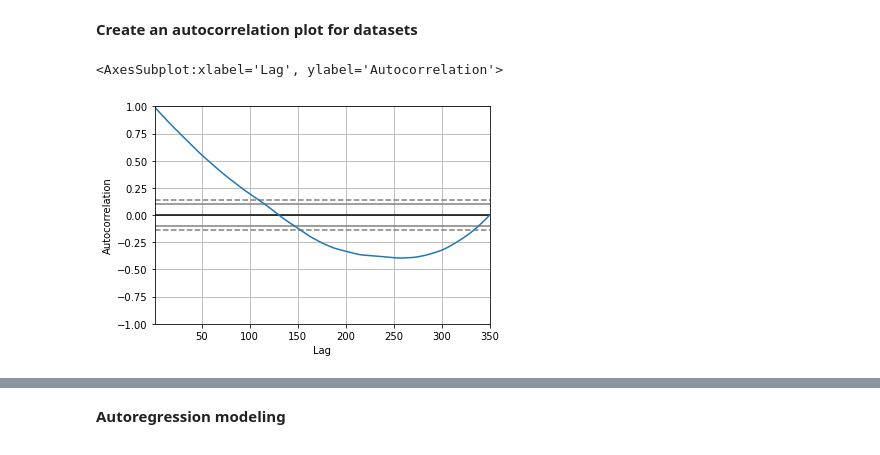
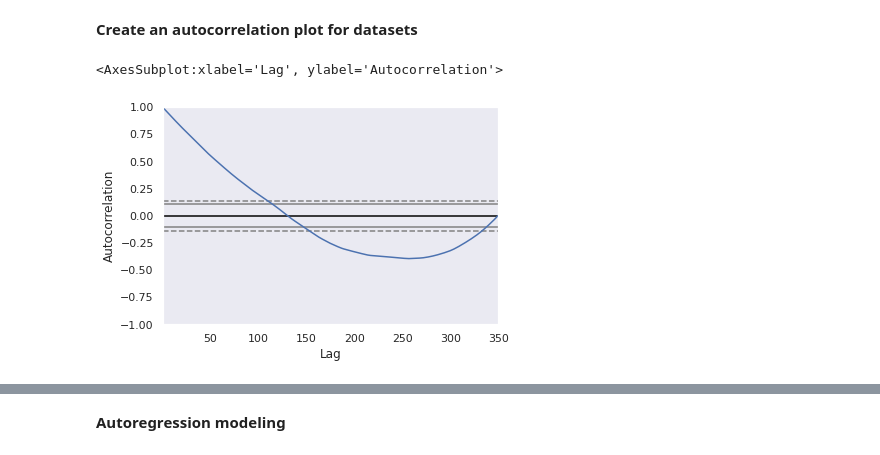
Before and after one commit to AleksandrMorozov123/Competition-on-kaggle-, a Jupyter notebook: time-series-forecasting-with-python.ipynb, the cells around one changed output, grey strips where cells are left out. Drawn from its saved outputs; the diff is of its cells as text; code cells hidden in the pictures.

```diff
--- a/time-series-forecasting-with-python.ipynb
+++ b/time-series-forecasting-with-python.ipynb
@@ -190,17 +193,16 @@ lag_plot (transactions ['date'])
 # %%
 # import autocorrelation plot function
 from pandas.plotting import autocorrelation_plot
-plt.figure ()
+sns.set ()
 
 # pass the autocorrelation argument and plot the values holiday
-import matplotlib.dates as mpl_dates
 holiday.reset_index(inplace=True)
 holiday ['date'] = holiday ['date'].apply(mpl_dates.date2num)
 holiday ['date'] = holiday ['date'].astype(float)
 autocorrelation_plot (holiday ['date'])
 # %% [output]
 <AxesSubplot:xlabel='Lag', ylabel='Autocorrelation'>
-[figure, old version]
+[figure, new version]
 # %%
 # pass the autocorrelation argument and plot the values oil
 oil.reset_index(inplace=True)
```
Also changed, not shown: parts of 23 cells of this notebook.
